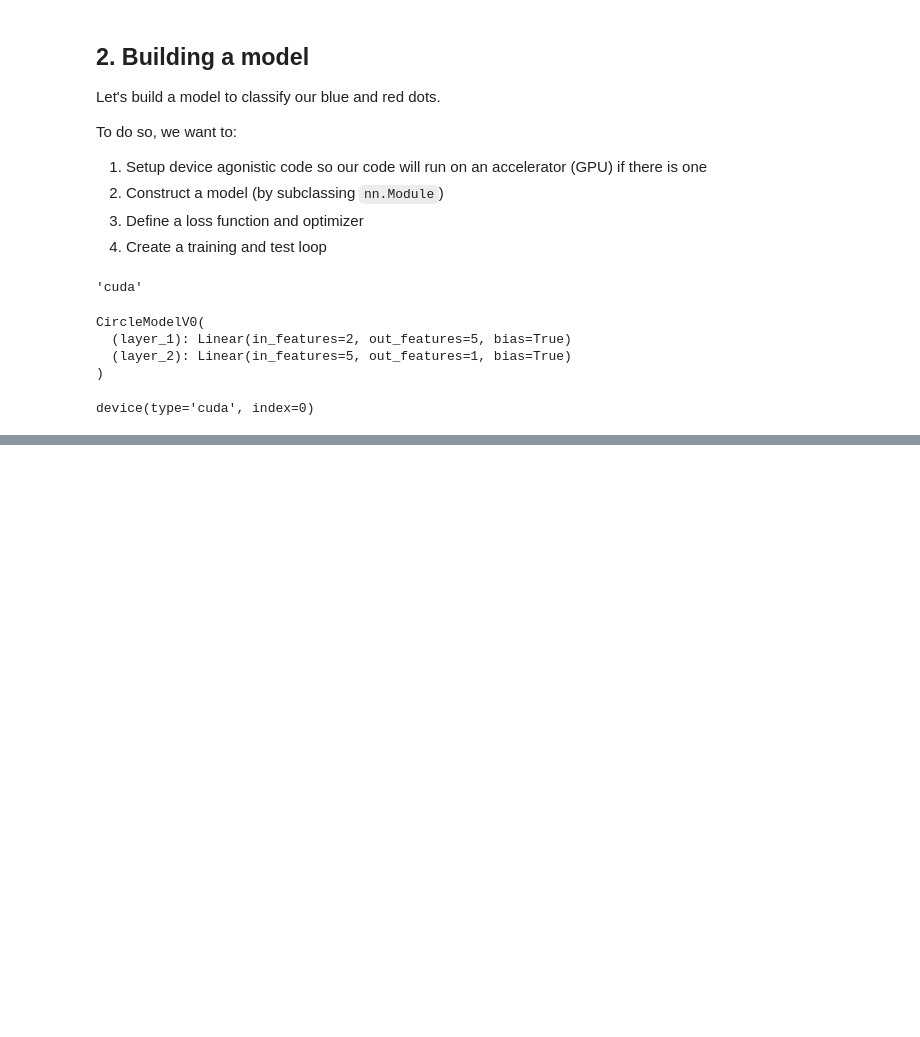
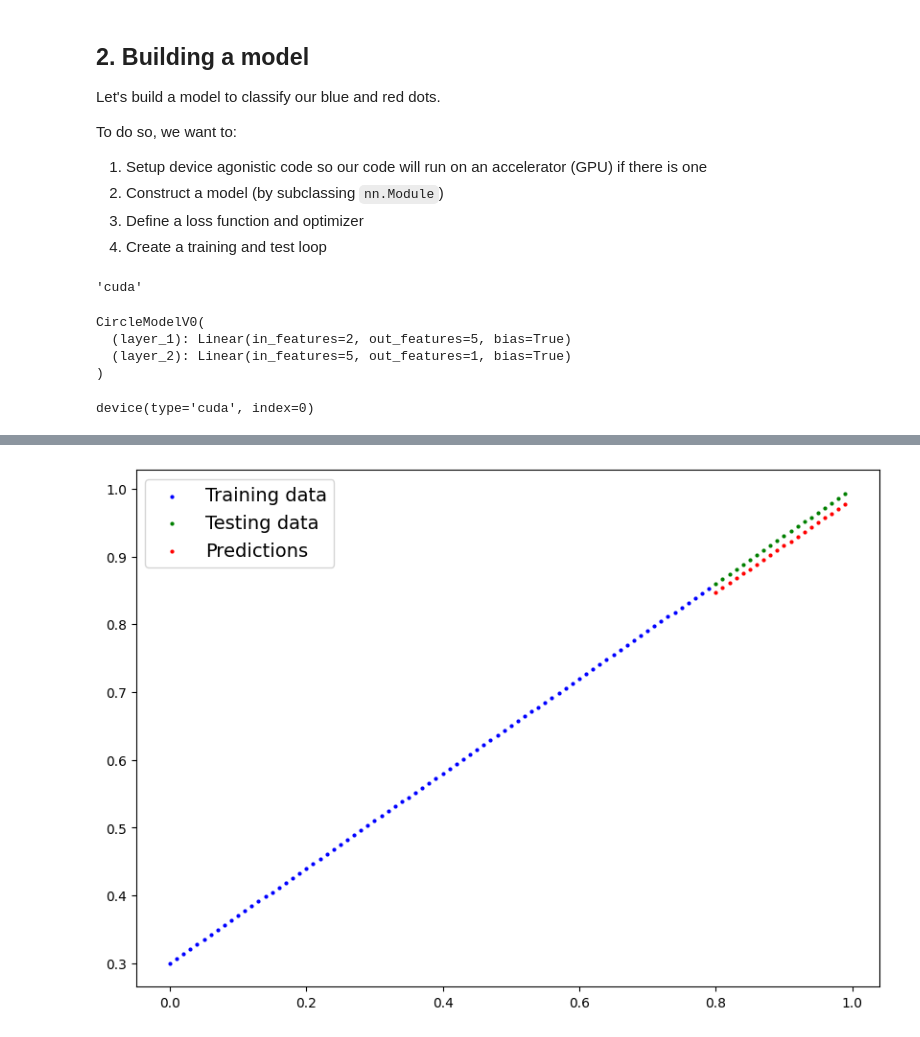
Before and after one commit to abhishek-marathe04/learning-pytorch, a Jupyter notebook: 02_pytorch_classification.ipynb, the cells around one changed output, grey strips where cells are left out. Saved outputs shown, nothing was run; the diff lists cells and outputs as text; code cells hidden in the pictures; blank space fills up the shorter version.

```diff
--- a/02_pytorch_classification.ipynb
+++ b/02_pytorch_classification.ipynb
@@ -245,0 +703,7 @@ tensor([1., 0., 1., 0., 1., 1., 0., 0., 1., 0.])
+# %%
+with torch.inference_mode():
+  y_preds_regression = model_2(X_test_regression)
+# %%
+plot_predictions(predictions=y_preds_regression.cpu());
+# %% [output]
+[figure, added]
```
Also changed, not shown: parts of 31 cells of this notebook.
